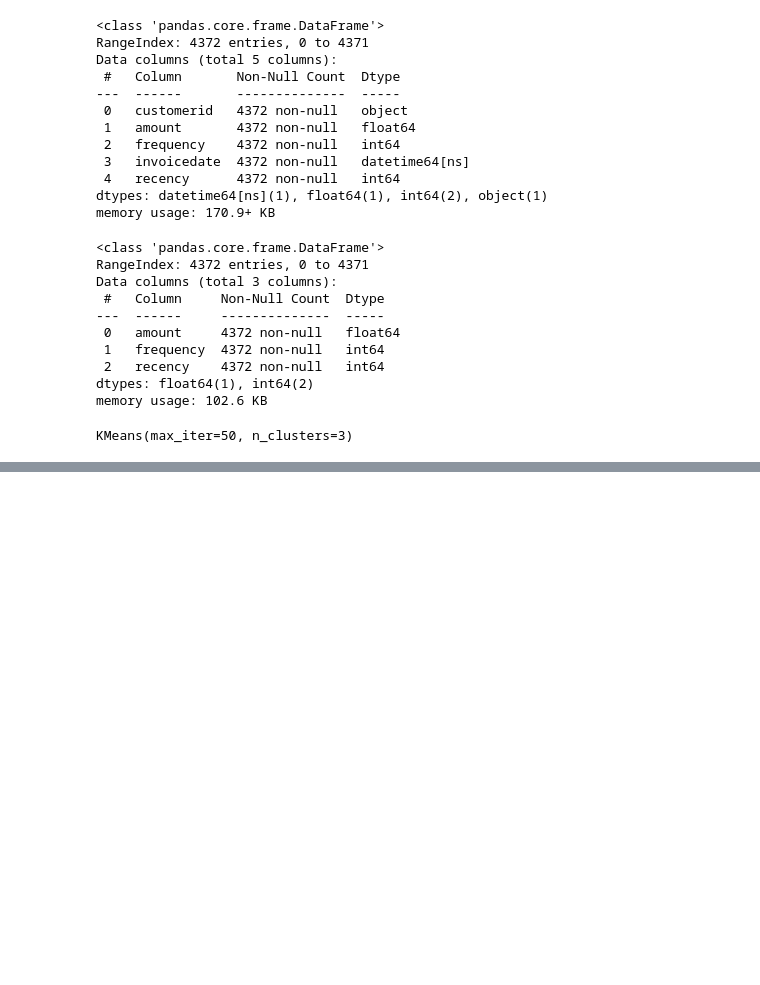
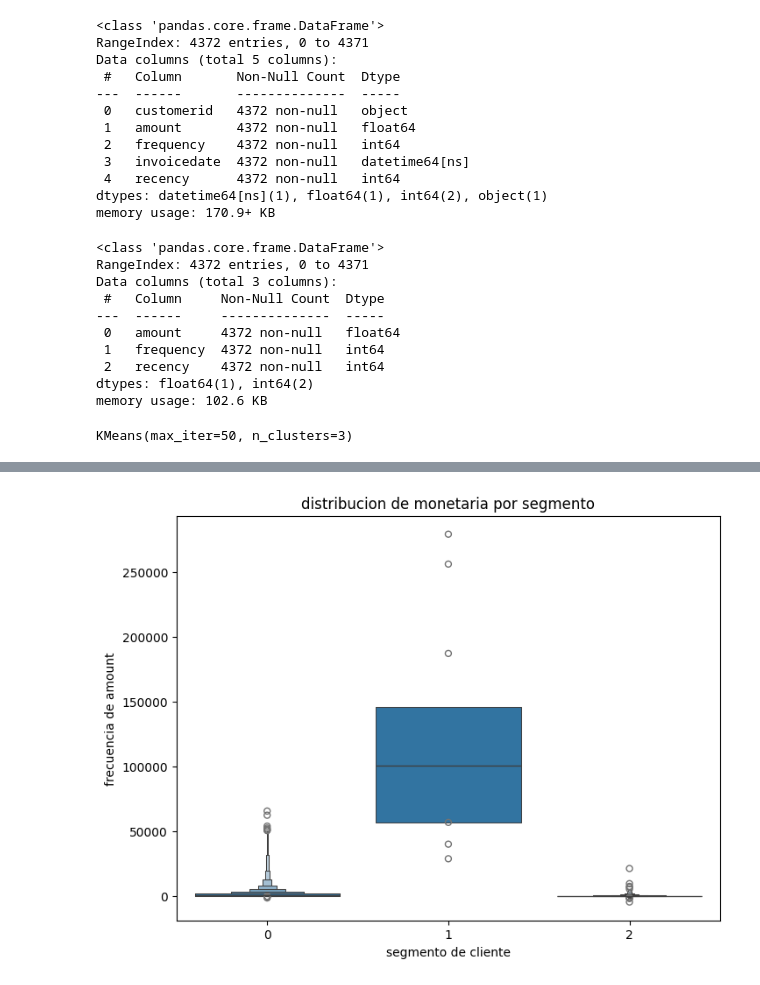
Before and after one commit to Ricastaneda13/Project_ML_4Geeks, a Jupyter notebook: project_ml.ipynb, the cells around one changed output, grey strips where cells are left out. Saved outputs shown, nothing was run; the diff lists cells and outputs as text; code cells hidden in the pictures; blank space fills up the shorter version.

```diff
--- a/project_ml.ipynb
+++ b/project_ml.ipynb
@@ -259,0 +271,11 @@ plt.show()
+# %%
+#gráfica de amount
+
+plt.figure(figsize=(8,6))
+sns.boxenplot(x='cluster_id', y='amount', data=df_rfm)
+plt.title("distribucion de monetaria por segmento")
+plt.xlabel("segmento de cliente")
+plt.ylabel("frecuencia de amount")
+plt.show()
+# %% [output]
+[figure, added]
```
Also changed, not shown: parts of 5 cells of this notebook, 2 other files.
